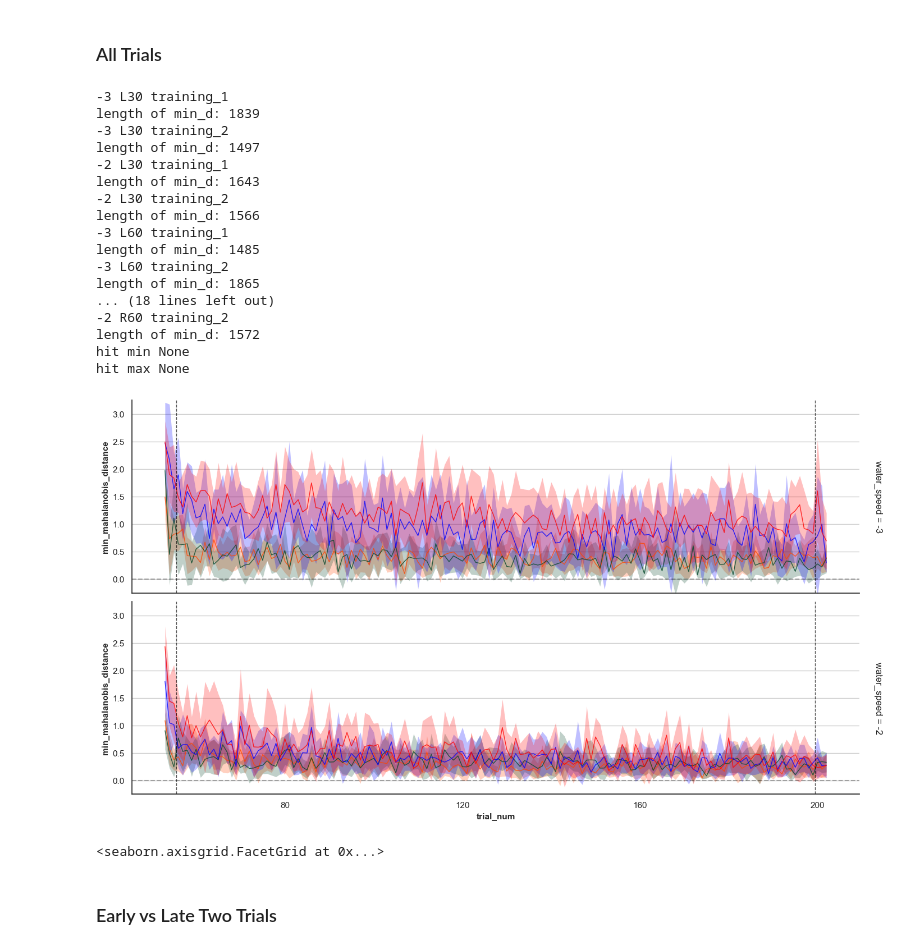
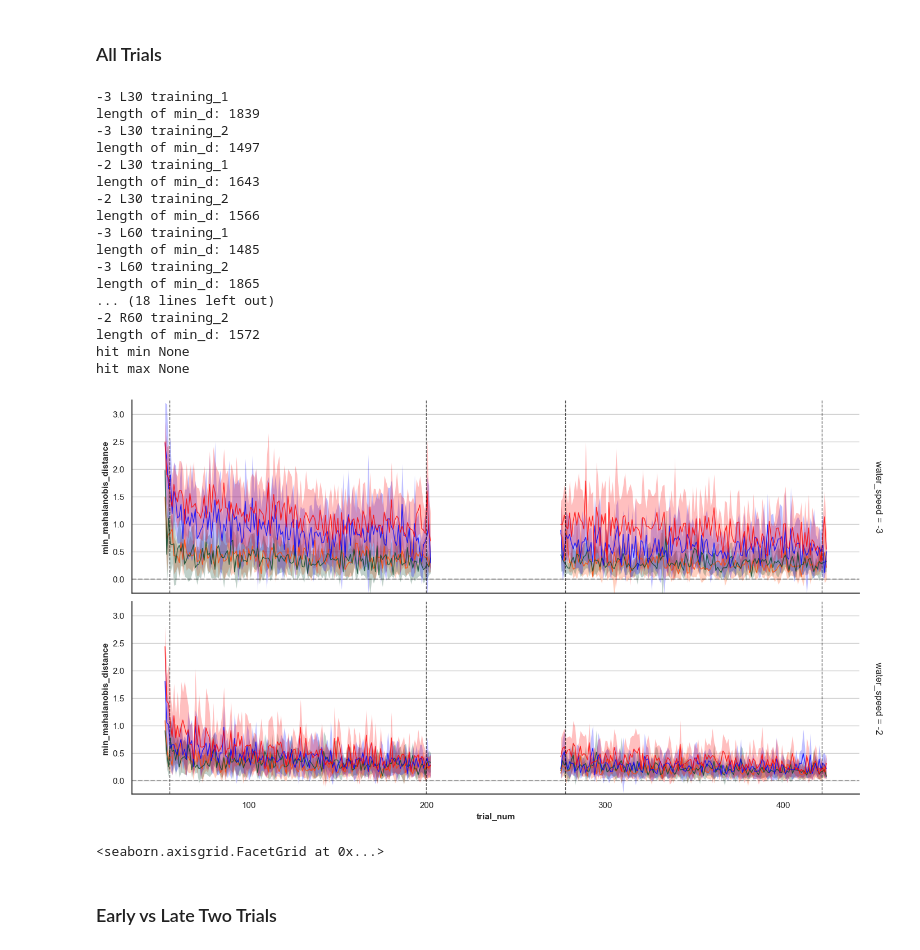
Before and after one commit to jacobjb02/vr-motor-adaptation-notebooks, a Jupyter notebook: Notebook/mahalanobis.ipynb, the cells around one changed output. Drawn from its saved outputs; the diff is of its cells as text; code cells hidden in the pictures.

Commit message:
Ran analysis and changed some plot visualization aspects.

```diff
--- a/Notebook/mahalanobis.ipynb
+++ b/Notebook/mahalanobis.ipynb
@@ -212,9 +226,9 @@ df_dual_mahalanobis = run_mahalanobis_like(df_dual, solutions_df)
 from src.plotting import plot_all_trials
 
 # filter for training phase 1
-df_t1 = df_dual_mahalanobis[df_dual_mahalanobis['phase'] == 'training_1']
+# df_t1 = df_dual_mahalanobis[df_dual_mahalanobis['phase'] == 'training_1']
 
-plot_all_trials(df_t1,
+plot_all_trials(df_dual_mahalanobis,
                      col_col =None,
                      row_col='water_speed',
                      cond_col=None,
@@ -222,36 +236,36 @@ plot_all_trials(df_t1,
                      target_col='target_id',
                      y_col = 'min_mahalanobis_distance', #
                      x_col='trial_num',
-                     vertical_list=[55.5,199.5],
+                     vertical_list=[55.5,199.5, 277.5,421.5],
                      hit_col='target_hit',
                      ref_range_col=None,
                      no_connect_col='phase',
                      context='notebook',
                      transition_col=None,
                      marker_size=0,
                      estimator='mean',
                      y_lim=(-0.25,3.25),
                      show_zero_line=True
                     )
 # %% [output]
 -3 L30 training_1
 length of min_d: 1839
 -3 L30 training_2
 length of min_d: 1497
 -2 L30 training_1
 length of min_d: 1643
 -2 L30 training_2
 length of min_d: 1566
 -3 L60 training_1
 length of min_d: 1485
 -3 L60 training_2
 length of min_d: 1865
 ... (18 lines left out)
 -2 R60 training_2
 length of min_d: 1572
 hit min None
 hit max None
-[figure, old version]
+[figure, new version]
 <seaborn.axisgrid.FacetGrid at 0x...>
 # %% [markdown]
 ### Early vs Late Two Trials
```
Also changed, not shown: parts of 1 cell of this notebook, 4 other files.
